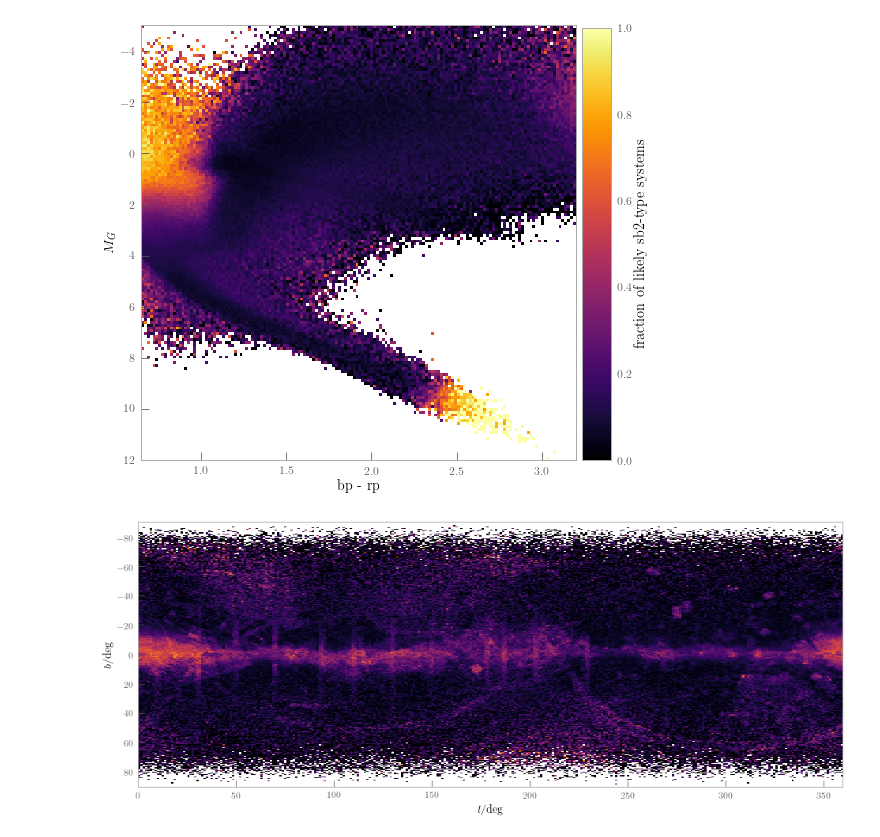
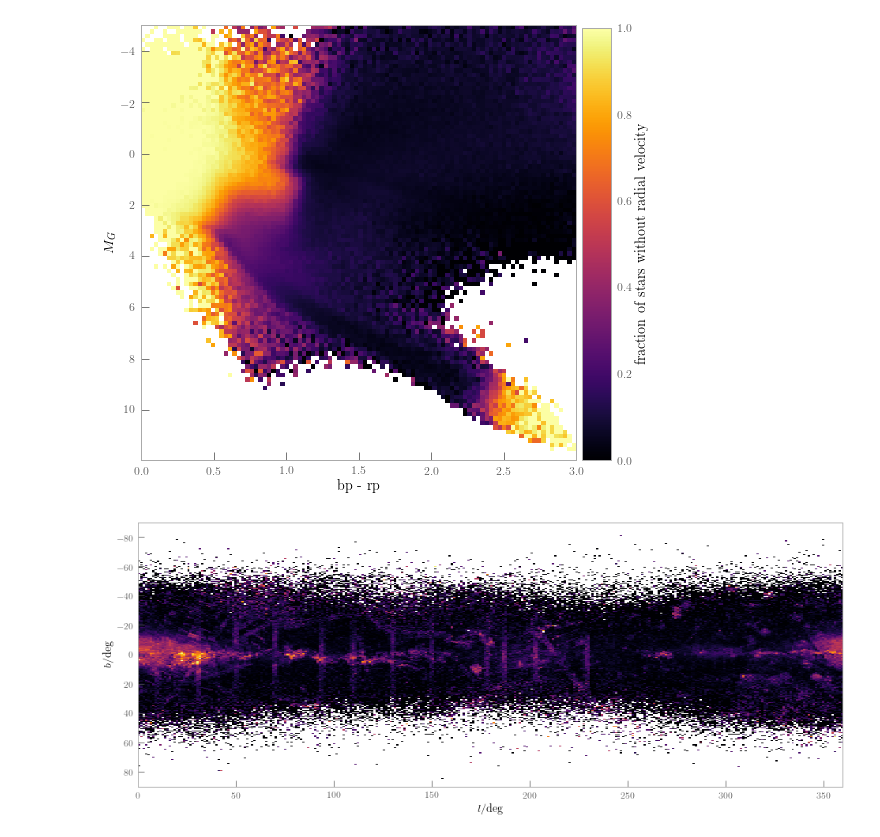
Before and after one commit to andycasey/velociraptor, a Jupyter notebook: notebooks/sb2.ipynb, the cells around one changed output. Saved outputs shown, nothing was run; the diff lists cells and outputs as text; code cells hidden in the pictures.

```diff
--- a/notebooks/sb2.ipynb
+++ b/notebooks/sb2.ipynb
@@ -103,5 +119,7 @@ fig = plot_rv_completeness("phot_rp_mean_mag", r"\textrm{phot rp mean mag}",
 # %%
-fig = plot_rv_completeness("bp_rp", r"\textrm{bp - rp}",
-                           semilogx=False, equidensity=True, N_bins=50,
-                           x_min=0, x_max=4, valid_xrange=(0.65, 3.2))
+for equidensity in (True, False):
+    fig = plot_rv_completeness(data["bp_rp"], r"\textrm{bp - rp}",
+                               semilogx=False, equidensity=equidensity, N_bins=50,
+                               x_min=0, x_max=4, valid_xrange=valid_ranges.get("bp_rp", None),
+                               snap_xrange_to_nearest_bin_edge=True)
 # %% [output]
@@ -109,12 +130,6 @@ fig = plot_rv_completeness("bp_rp", r"\textrm{bp - rp}",
 # %%
-# Apply ranges
-valid_ranges = [
-    ("bp_rp", 0.65, 3.2),
-    ("phot_rp_mean_mag", None, 12.1)
-]
-
 in_sb2_source_parameter_range = np.ones(len(data), dtype=bool)
-for label_name, lower_value, upper_value in valid_ranges:
+for label_name, (lower_value, upper_value) in valid_ranges.items():
     if lower_value is not None:
         in_sb2_source_parameter_range *= (data[label_name] >= lower_value)
 
@@ -137,20 +152,14 @@ Numer of sources in that range without an RV: 672782
-# %%
-data["absolute_g_mag"] = data["phot_g_mean_mag"] \
-                       + 5 * np.log10(data["parallax"]/100.0)
 # %%
-# Plot them across the H-R diagram.
-
-def plot_density_fraction(x_label_name, y_label_name, N_bins=150,
+# Plot the completeness fraction across the H-R diagram.
+def plot_density_fraction(x, y, N_bins=150,
                           min_points_per_bin=5, x_min=None, x_max=None,
                           y_min=None, y_max=None, ax=None, xlabel=None,
                           ylabel=None, figsize=(8, 8), colorbar=True,
-                          **kwargs):
+                          mask=None, **kwargs):
     if ax is None:
         fig, ax = plt.subplots(1, 1, figsize=figsize)
     else:
         fig = ax.figure
-
-    x, y = (data[x_label_name], data[y_label_name])
 
     finite = np.isfinite(x * y)
     if x_min is not None:
@@ -162,8 +171,11 @@ def plot_density_fraction(x_label_name, y_label_name, N_bins=150,
     if y_max is not None:
         finite *= (y_max >= y)
 
-    den = finite * in_sb2_source_parameter_range
-    num = is_sb2 * den
+    den = finite
+    if mask is not None:
+        den *= mask
+
+    num = (~finite_rv) * den
 
     H_all, xedges, yedges = np.histogram2d(x[den], y[den],
         bins=N_bins)
@@ -192,6 +204,6 @@ def plot_density_fraction(x_label_name, y_label_name, N_bins=150,
         cax = fig.add_axes([0.90, 0.125, 0.05, 0.75])
 
         cbar = plt.colorbar(image, cax=cax, orientation="vertical")
-        cbar.set_label(r"\textrm{fraction of likely sb2-type systems}")
+        cbar.set_label(r"\textrm{fraction of stars without radial velocity}")
 
     return fig
@@ -198,13 +222,17 @@ def plot_density_fraction(x_label_name, y_label_name, N_bins=150,
 # %%
-fig = plot_density_fraction("bp_rp", "absolute_g_mag",
-                            N_bins=150, y_min=-5, y_max=12,
-                            xlabel=r"\textrm{bp - rp}", ylabel=r"$M_G$")
+fig = plot_density_fraction(data["bp_rp"], absolute_g_mag,
+                            N_bins=100,
+                            xlabel=r"\textrm{bp - rp}", ylabel=r"$M_G$",
+                            x_min=0, x_max=3, y_min=-5, y_max=12,
+                            cmap="inferno",
+                            mask=None)
 # %% [output]
-[figure, old version]
+[figure, new version]
 # %%
-fig = plot_density_fraction("l", "b", N_bins=300,
+fig = plot_density_fraction(data["l"], data["b"], N_bins=300,
                             xlabel=r"$l / \mathrm{deg}$",
                             ylabel=r"$b / \mathrm{deg}$",
-                            aspect=0.75, colorbar=False, figsize=(16, 8))
+                            aspect=0.75, colorbar=False, figsize=(16, 8),
+                            mask=in_sb2_source_parameter_range)
 # %% [output]
-[figure, old version]
+[figure, new version]
```
Also changed, not shown: parts of 30 cells of this notebook, 4 other files.
